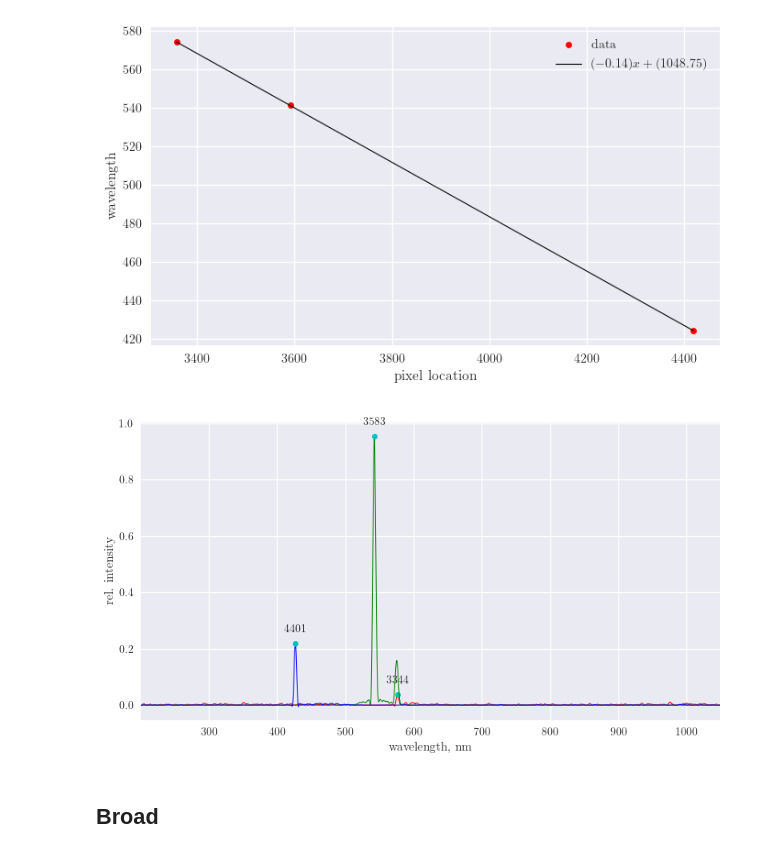
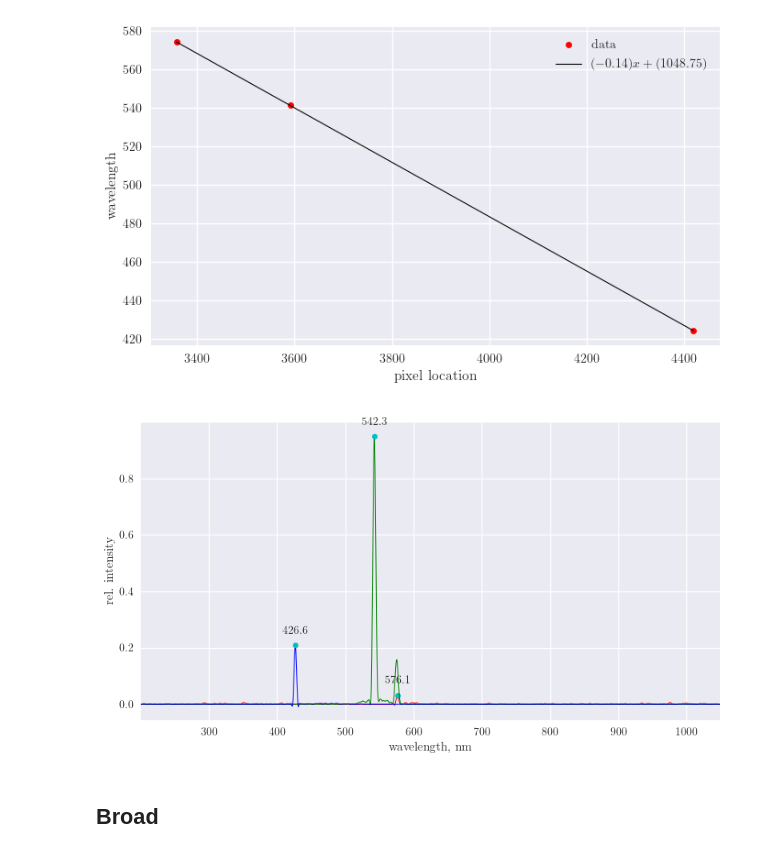
Before and after one commit to kvdomingo/AP187, a Jupyter notebook: Activity 9/187-9.ipynb, the cells around one changed output. Drawn from its saved outputs; the diff is of its cells as text; code cells hidden in the pictures.

```diff
--- a/Activity 9/187-9.ipynb
+++ b/Activity 9/187-9.ipynb
@@ -114,0 +119,31 @@ param_df
+# %%
+flat_corr = np.zeros_like(flat)
+fig = plt.figure(figsize=(5*2, 5*3))
+
+for i, c, cm in zip(range(3), ['r', 'g', 'b'], ['Reds_r', 'Greens_r', 'Blues_r']):
+    ax = fig.add_subplot(3, 2, (2*(i+1))-1)
+    x = np.arange(flat.shape[1], dtype=float)
+    y = np.arange(flat.shape[0], dtype=float)
+    X, Y = np.meshgrid(x, y)
+    Zx = fourier(X, *flat_surface_params[i])
+    Zy = fourier(Y, *flat_surface_params[i])
+    Z = Zx + Zy
+    flat_corr[:,:,i] = Z
+    im = ax.imshow(Z, 'gray', aspect='auto')
+    ax.grid(0)
+    fig.colorbar(im)
+
+    ax = fig.add_subplot(3, 2, 2*(i+1), projection='3d')
+    ax.view_init(elev=15, azim=30)
+    x = np.arange(flat.shape[1])
+    y = np.arange(flat.shape[0])
+    X, Y = np.meshgrid(x, y)
+    Zx = fourier(X, *flat_surface_params[i])
+    Zy = fourier(Y, *flat_surface_params[i])
+    Z = Zx + Zy
+    im = ax.plot_surface(X, Y, Z, cmap=cm)
+    fig.colorbar(im)
+
+plt.tight_layout()
+# plt.savefig('flat_analytic.png', dpi=300, bbox_inches='tight')
+plt.show()
@@ -145,7 +182,7 @@ Hg = Hg_raw.postprocess(use_camera_wb=True,
                         output_bps=8,
                         no_auto_bright=True)
 Hg = cv.resize(Hg, (6000, 4000))
-Hg = imageCorrection(Hg, dark, flat)
+Hg = imageCorrection(Hg, dark, flat_corr)
 Hg = (Hg/Hg.max() * 255).astype('uint8')
 # %%
 fig, ax = plt.subplots(2, 1, figsize=(6, 8))
@@ -198,24 +235,24 @@ plt.show()
 # %%
 wavelength = cal(np.arange(Hg.shape[1]))
 for i, c in zip(range(Hg.shape[2]), ['r', 'g', 'b']):
     int_profile = Hg[linescan[0], :, i]
     int_profile = sig.savgol_filter(int_profile, 51, 3)/green_max
     pk = peak.indexes(int_profile, thres=0.5, min_dist=15)
     plt.plot(wavelength, int_profile, color=c, lw=0.75, label=c.capitalize())
     plt.plot(wavelength[pk], int_profile[pk], 'co', ms=5)
     for p in pk:
         plt.text(wavelength[p], int_profile[p]+0.05,
-                 str(p),
+                 '%.1f' %wavelength[p],
                  horizontalalignment='center',
                  verticalalignment='center')
 plt.xlim(wavelength.min(), wavelength.max())
 plt.xlabel('wavelength, nm')
 plt.ylabel('rel. intensity')
 plt.tight_layout()
-# plt.savefig('Hg_calibrated.png', dpi=300, bbox_inches='tight')
+plt.savefig('Hg_calibrated.png', dpi=300, bbox_inches='tight')
 plt.show()
 # %% [output]
-[figure, old version]
+[figure, new version]
 # %% [markdown]
 ## Broad
 # %%
```
Also changed, not shown: parts of 8 cells of this notebook, 7 other files.
